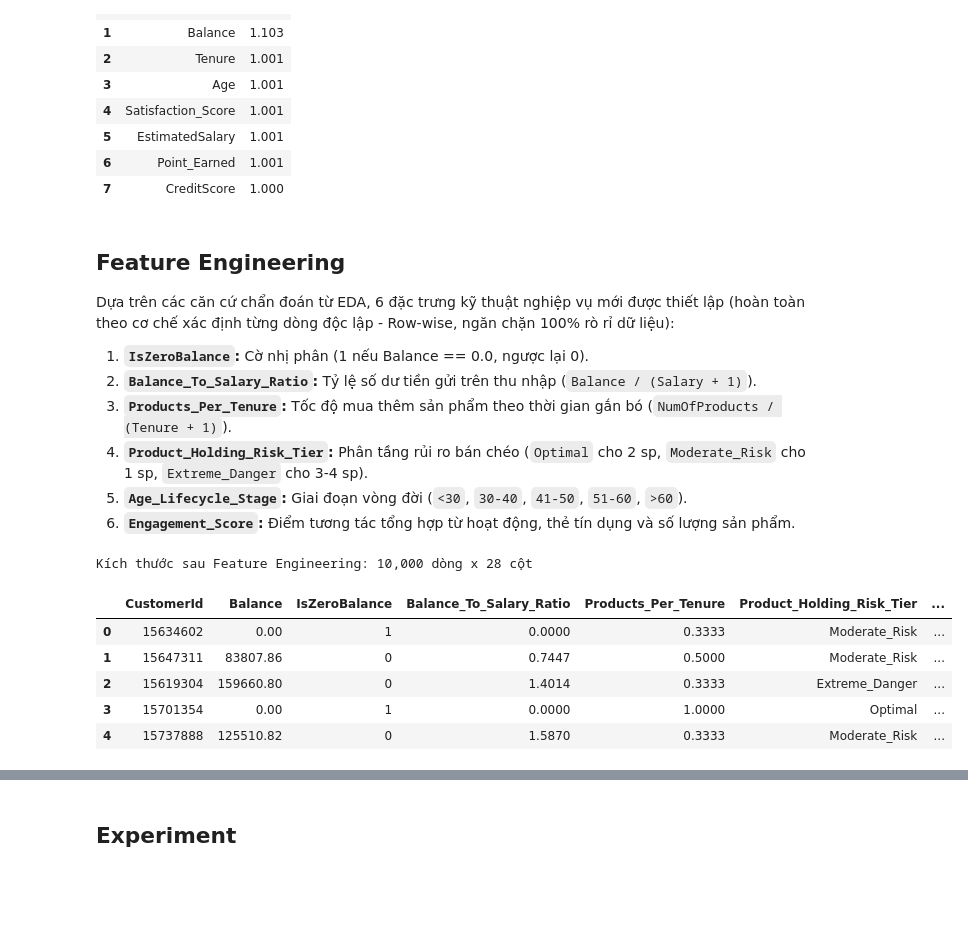
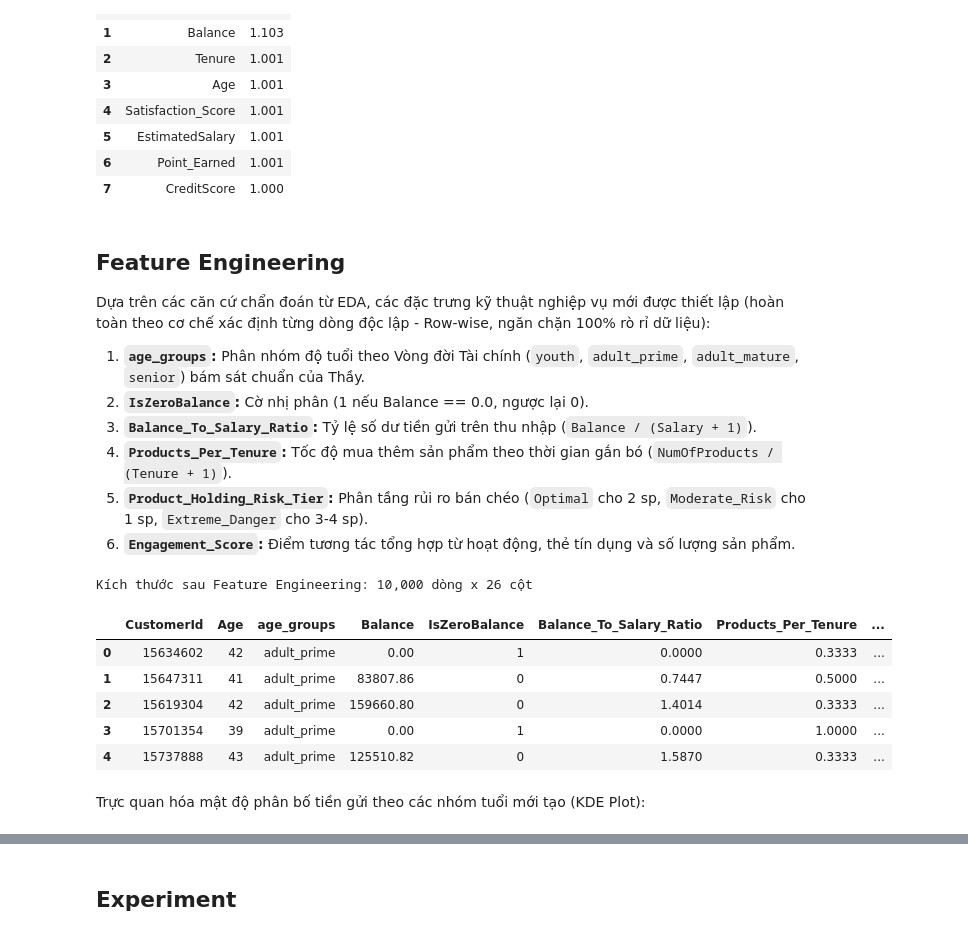
Before and after one commit to hoanghtbao/ml-bank-customer-churn, a Jupyter notebook: Project_Source_Code.ipynb, the cells around one changed output, grey strips where cells are left out. Cells and saved outputs as stored; diff of their text form; code cells hidden in the pictures; blank space fills up the shorter version.

```diff
--- a/Project_Source_Code.ipynb
+++ b/Project_Source_Code.ipynb
@@ -242,0 +251,15 @@ plt.show()
+# %%
+# Phân nhóm độ tuổi (age_groups) theo chuẩn phong cách của Thầy
+def categorize_age(row):
+    if row['Age'] < 30:
+        label = 'youth'
+    elif row['Age'] < 45:
+        label = 'adult_prime'
+    elif row['Age'] < 60:
+        label = 'adult_mature'
+    else:
+        label = 'senior'
+    return label
+
+df_clean['age_groups'] = df_clean.apply(categorize_age, axis=1)
+df_clean[['Age', 'age_groups', 'Balance', 'Exited']].head()
@@ -360,14 +396,13 @@ plt.show()
 #### Tâm chấn Đa biến 2: Bẫy Bán chéo theo Độ tuổi (`Age Group` × `NumOfProducts`)
 Đường cong chữ U ngược: 2 sản phẩm là tối ưu, 3-4 sản phẩm kích hoạt làn sóng rời bỏ ồ ạt:
 # %%
-df_clean['Age_Binned'] = pd.cut(df_clean['Age'], bins=[18, 30, 40, 50, 60, 100], labels=['<30', '30-40', '41-50', '51-60', '>60'])
-pivot_age_prod = df_clean.pivot_table(index='Age_Binned', columns='NumOfProducts', values='Exited', aggfunc='mean') * 100
+pivot_age_prod = df_clean.pivot_table(index='age_groups', columns='NumOfProducts', values='Exited', aggfunc='mean', observed=False) * 100
 
 plt.figure(figsize=(9, 5))
 sns.heatmap(pivot_age_prod, annot=True, fmt='.1f', cmap='YlOrRd', cbar_kws={'label': 'Churn Rate (%)'})
 plt.title("Ma trận Rủi ro Rời bỏ: Nhóm Tuổi x Số lượng Sản phẩm (%)")
 plt.xlabel("Số lượng Sản phẩm (NumOfProducts)")
-plt.ylabel("Nhóm Tuổi (Age Group)")
+plt.ylabel("Nhóm Tuổi (age_groups)")
 plt.tight_layout()
 plt.savefig(os.path.join(FIGURES_DIR, 'fig_11_multivariate_age_products.png'), dpi=300, bbox_inches='tight')
 plt.show()
@@ -431,17 +465,13 @@ def calculate_woe_iv_standalone(df, feature, target):
     return grouped, iv_total
 
 iv_results = []
-test_features = ['Geography', 'Gender', 'Tenure', 'NumOfProducts', 'HasCrCard', 'IsActiveMember', 'Card_Type', 'Satisfaction_Score', 'Complain']
+test_features = ['Geography', 'Gender', 'Tenure', 'NumOfProducts', 'HasCrCard', 'IsActiveMember', 'Card_Type', 'Satisfaction_Score', 'Complain', 'age_groups']
 
 for f in test_features:
     _, iv_val = calculate_woe_iv_standalone(df_clean, f, 'Exited')
     iv_results.append({'Feature': f, 'IV': round(iv_val, 4)})
 
-# Binned IV cho biến liên tục
-df_clean['Age_Binned_5'] = pd.qcut(df_clean['Age'], q=5, duplicates='drop')
-_, iv_age = calculate_woe_iv_standalone(df_clean, 'Age_Binned_5', 'Exited')
-iv_results.append({'Feature': 'Age (binned)', 'IV': round(iv_age, 4)})
-
+# Binned IV cho biến Balance
 df_clean['Balance_Binned_5'] = pd.qcut(df_clean['Balance'], q=5, duplicates='drop')
 _, iv_bal = calculate_woe_iv_standalone(df_clean, 'Balance_Binned_5', 'Exited')
 iv_results.append({'Feature': 'Balance (binned)', 'IV': round(iv_bal, 4)})
@@ -496,48 +526,50 @@ display(vif_df)
 | 7 | CreditScore | 1.000 |
 # %% [markdown]
 ## Feature Engineering
-Dựa trên các căn cứ chẩn đoán từ EDA, 6 đặc trưng kỹ thuật nghiệp vụ mới được thiết lập (hoàn toàn theo cơ chế xác định từng dòng độc lập - Row-wise, ngăn chặn 100% rò rỉ dữ liệu):
-1. **`IsZeroBalance`:** Cờ nhị phân (1 nếu Balance == 0.0, ngược lại 0).
-2. **`Balance_To_Salary_Ratio`:** Tỷ lệ số dư tiền gửi trên thu nhập (`Balance / (Salary + 1)`).
-3. **`Products_Per_Tenure`:** Tốc độ mua thêm sản phẩm theo thời gian gắn bó (`NumOfProducts / (Tenure + 1)`).
-4. **`Product_Holding_Risk_Tier`:** Phân tầng rủi ro bán chéo (`Optimal` cho 2 sp, `Moderate_Risk` cho 1 sp, `Extreme_Danger` cho 3-4 sp).
-5. **`Age_Lifecycle_Stage`:** Giai đoạn vòng đời (`<30`, `30-40`, `41-50`, `51-60`, `>60`).
+Dựa trên các căn cứ chẩn đoán từ EDA, các đặc trưng kỹ thuật nghiệp vụ mới được thiết lập (hoàn toàn theo cơ chế xác định từng dòng độc lập - Row-wise, ngăn chặn 100% rò rỉ dữ liệu):
+1. **`age_groups`:** Phân nhóm độ tuổi theo Vòng đời Tài chính (`youth`, `adult_prime`, `adult_mature`, `senior`) bám sát chuẩn của Thầy.
+2. **`IsZeroBalance`:** Cờ nhị phân (1 nếu Balance == 0.0, ngược lại 0).
+3. **`Balance_To_Salary_Ratio`:** Tỷ lệ số dư tiền gửi trên thu nhập (`Balance / (Salary + 1)`).
+4. **`Products_Per_Tenure`:** Tốc độ mua thêm sản phẩm theo thời gian gắn bó (`NumOfProducts / (Tenure + 1)`).
+5. **`Product_Holding_Risk_Tier`:** Phân tầng rủi ro bán chéo (`Optimal` cho 2 sp, `Moderate_Risk` cho 1 sp, `Extreme_Danger` cho 3-4 sp).
 6. **`Engagement_Score`:** Điểm tương tác tổng hợp từ hoạt động, thẻ tín dụng và số lượng sản phẩm.
 # %%
 df_fe = df_clean.copy()
 
-# 1. IsZeroBalance
+# 1. age_groups
+df_fe['age_groups'] = df_fe.apply(categorize_age, axis=1)
+
+# 2. IsZeroBalance
 df_fe['IsZeroBalance'] = (df_fe['Balance'] == 0.0).astype(int)
 
-# 2. Balance_To_Salary_Ratio
+# 3. Balance_To_Salary_Ratio
 df_fe['Balance_To_Salary_Ratio'] = np.round(df_fe['Balance'] / (df_fe['EstimatedSalary'] + 1.0), 4)
 
-# 3. Products_Per_Tenure
+# 4. Products_Per_Tenure
 df_fe['Products_Per_Tenure'] = np.round(df_fe['NumOfProducts'] / (df_fe['Tenure'] + 1.0), 4)
 
-# 4. Product_Holding_Risk_Tier
+# 5. Product_Holding_Risk_Tier
 def get_risk_tier(n):
     if n == 2:
         return 'Optimal'
     elif n == 1:
         return 'Moderate_Risk'
     else:
         return 'Extreme_Danger'
 df_fe['Product_Holding_Risk_Tier'] = df_fe['NumOfProducts'].apply(get_risk_tier)
 
-# 5. Age_Lifecycle_Stage
-df_fe['Age_Lifecycle_Stage'] = pd.cut(df_fe['Age'], bins=[0, 30, 40, 50, 60, 150], labels=['<30', '30-40', '41-50', '51-60', '>60']).astype(str)
-
 # 6. Engagement_Score
 df_fe['Engagement_Score'] = (df_fe['IsActiveMember'] * 2 + df_fe['HasCrCard'] * 1 + (df_fe['NumOfProducts'] == 2).astype(int) * 1).astype(int)
 
 print(f"Kích thước sau Feature Engineering: {df_fe.shape[0]:,} dòng x {df_fe.shape[1]} cột")
-df_fe[['CustomerId', 'Balance', 'IsZeroBalance', 'Balance_To_Salary_Ratio', 'Products_Per_Tenure', 'Product_Holding_Risk_Tier', 'Age_Lifecycle_Stage', 'Engagement_Score']].head()
+df_fe[['CustomerId', 'Age', 'age_groups', 'Balance', 'IsZeroBalance', 'Balance_To_Salary_Ratio', 'Products_Per_Tenure', 'Product_Holding_Risk_Tier', 'Engagement_Score']].head()
 # %% [output]
-Kích thước sau Feature Engineering: 10,000 dòng x 28 cột
+Kích thước sau Feature Engineering: 10,000 dòng x 26 cột
-|  | CustomerId | Balance | IsZeroBalance | Balance_To_Salary_Ratio | Products_Per_Tenure | Product_Holding_Risk_Tier | ... |
-| 0 | 15634602 | 0.00 | 1 | 0.0000 | 0.3333 | Moderate_Risk | ... |
-| 1 | 15647311 | 83807.86 | 0 | 0.7447 | 0.5000 | Moderate_Risk | ... |
-| 2 | 15619304 | 159660.80 | 0 | 1.4014 | 0.3333 | Extreme_Danger | ... |
-| 3 | 15701354 | 0.00 | 1 | 0.0000 | 1.0000 | Optimal | ... |
-| 4 | 15737888 | 125510.82 | 0 | 1.5870 | 0.3333 | Moderate_Risk | ... |
+|  | CustomerId | Age | age_groups | Balance | IsZeroBalance | Balance_To_Salary_Ratio | Products_Per_Tenure | ... |
+| 0 | 15634602 | 42 | adult_prime | 0.00 | 1 | 0.0000 | 0.3333 | ... |
+| 1 | 15647311 | 41 | adult_prime | 83807.86 | 0 | 0.7447 | 0.5000 | ... |
+| 2 | 15619304 | 42 | adult_prime | 159660.80 | 0 | 1.4014 | 0.3333 | ... |
+| 3 | 15701354 | 39 | adult_prime | 0.00 | 1 | 0.0000 | 1.0000 | ... |
+| 4 | 15737888 | 43 | adult_prime | 125510.82 | 0 | 1.5870 | 0.3333 | ... |
+# %% [markdown]
+Trực quan hóa mật độ phân bố tiền gửi theo các nhóm tuổi mới tạo (KDE Plot):
```
Also changed, not shown: parts of 21 cells of this notebook, 9 other files.
